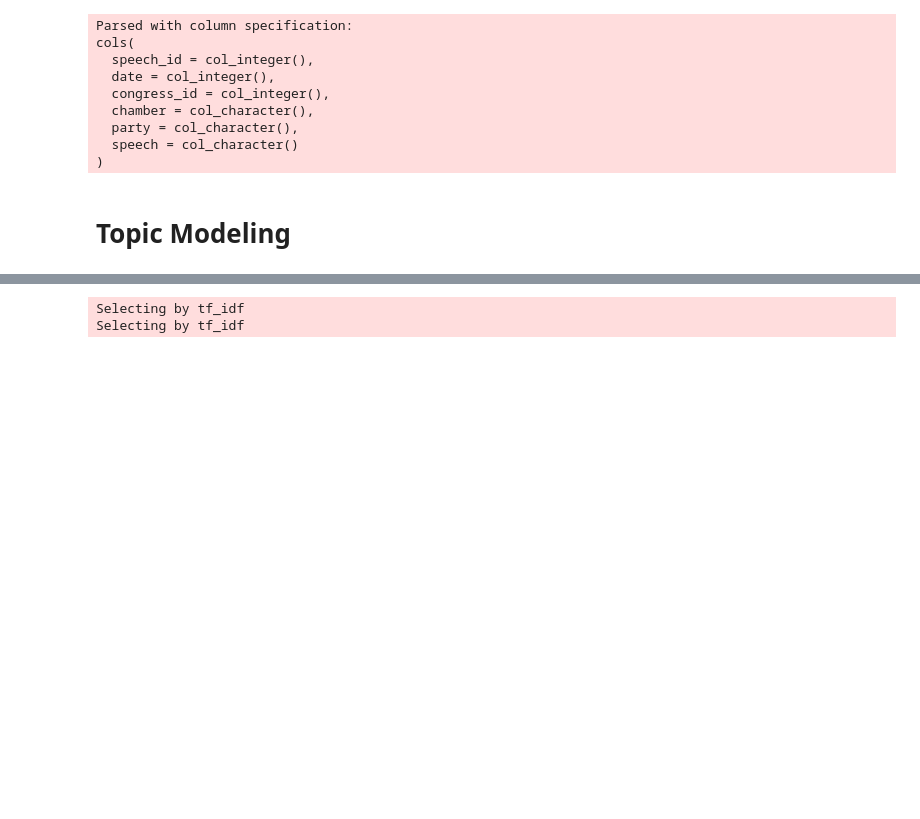
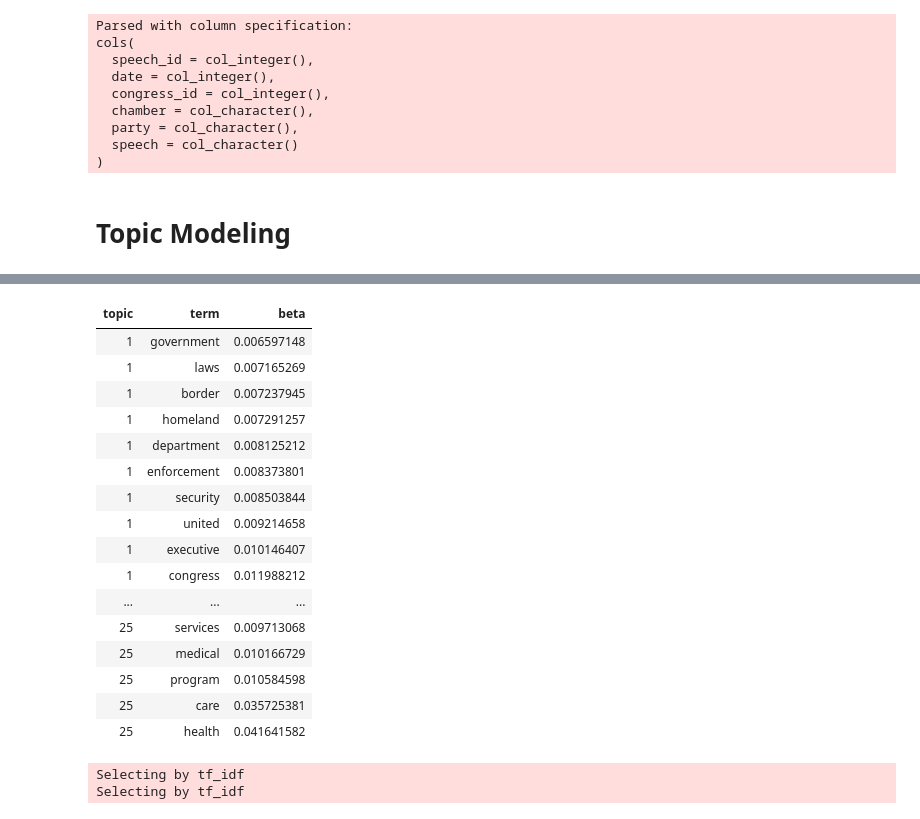
Before and after one commit to alonkipnis/Stats235-Hackathon-Tukey, a Jupyter notebook: Code/HC_text_analysis.ipynb, the cells around one changed output, grey strips where cells are left out. Cells and saved outputs as stored; diff of their text form; code cells hidden in the pictures; blank space fills up the shorter version.

```diff
--- a/Code/HC_text_analysis.ipynb
+++ b/Code/HC_text_analysis.ipynb
@@ -88,3 +98,28 @@ ap_top_terms %>%
+# %%
+gamma_ham %>%
+  group_by(topic) %>%
+  top_n(15, beta) %>%
+  na.omit() %>%
+  ungroup() %>%
+  arrange(topic, beta)
+# %% [output]
+| topic | term | beta |
+| 1 | government | 0.006597148 |
+| 1 | laws | 0.007165269 |
+| 1 | border | 0.007237945 |
+| 1 | homeland | 0.007291257 |
+| 1 | department | 0.008125212 |
+| 1 | enforcement | 0.008373801 |
+| 1 | security | 0.008503844 |
+| 1 | united | 0.009214658 |
+| 1 | executive | 0.010146407 |
+| 1 | congress | 0.011988212 |
+| ... | ... | ... |
+| 25 | services | 0.009713068 |
+| 25 | medical | 0.010166729 |
+| 25 | program | 0.010584598 |
+| 25 | care | 0.035725381 |
+| 25 | health | 0.041641582 |
 # %%
 library(tidytext)
 library(tm)
```
Also changed, not shown: parts of 5 cells of this notebook, 3 other files.
